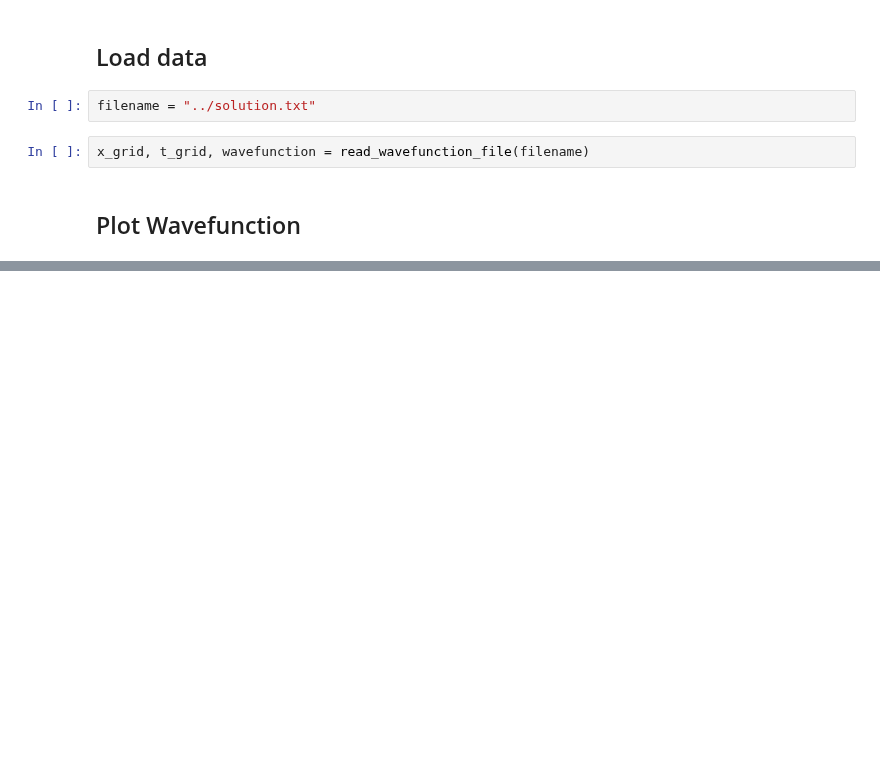
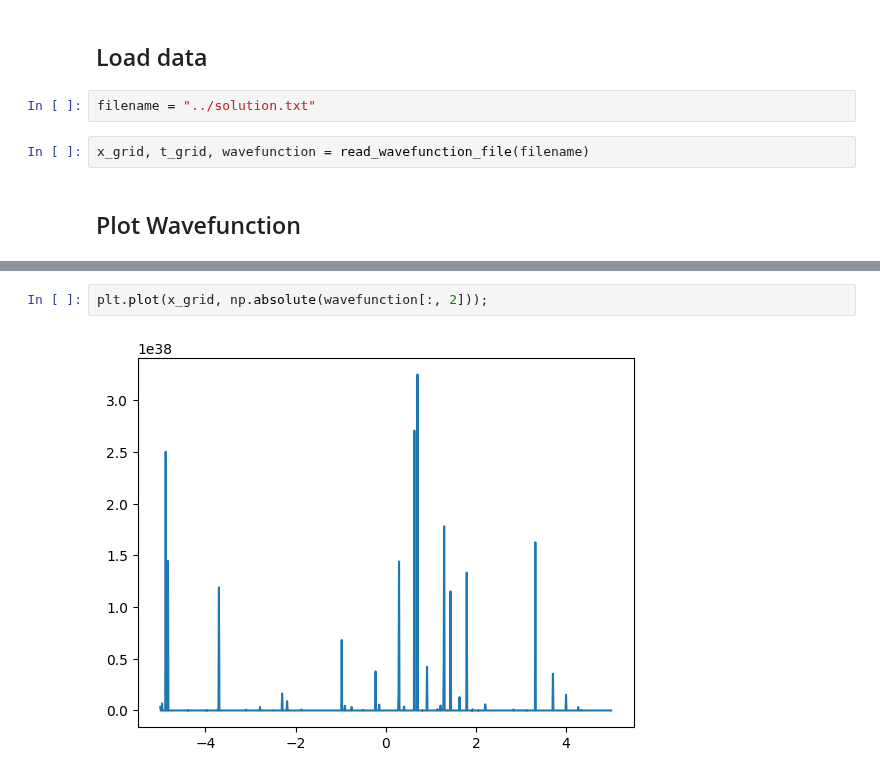
Before and after one commit to jchryssanthacopoulos/quantum_information, a Jupyter notebook: assignment_5/src/plot_wavefunction.ipynb, the cells around one changed output, grey strips where cells are left out. Drawn from its saved outputs; the diff is of its cells as text; blank space fills up the shorter version.

```diff
--- a/assignment_5/src/plot_wavefunction.ipynb
+++ b/assignment_5/src/plot_wavefunction.ipynb
@@ -42,0 +59,4 @@ np.linalg.norm(wavefunction[:, 0])
+# %%
+plt.plot(x_grid, np.absolute(wavefunction[:, 2]));
+# %% [output]
+[figure, added]
```
Also changed, not shown: parts of 6 cells of this notebook, 3 other files.
